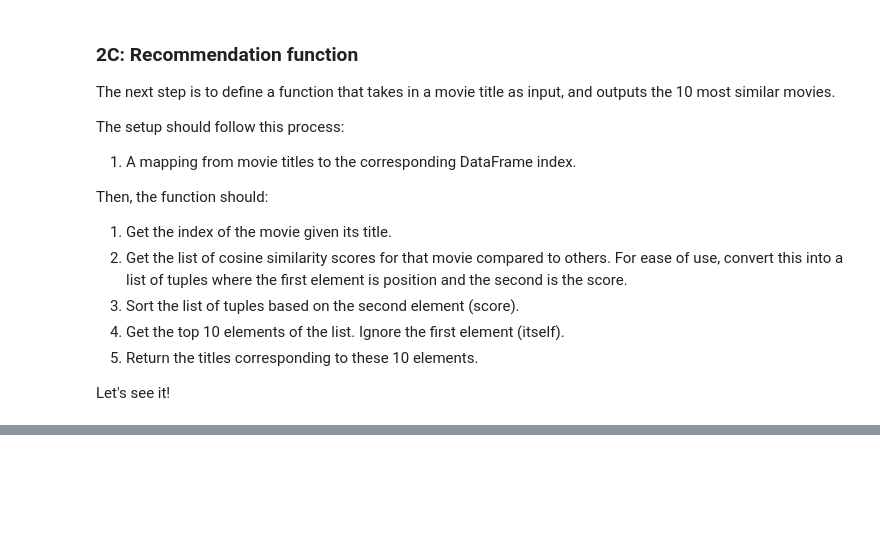
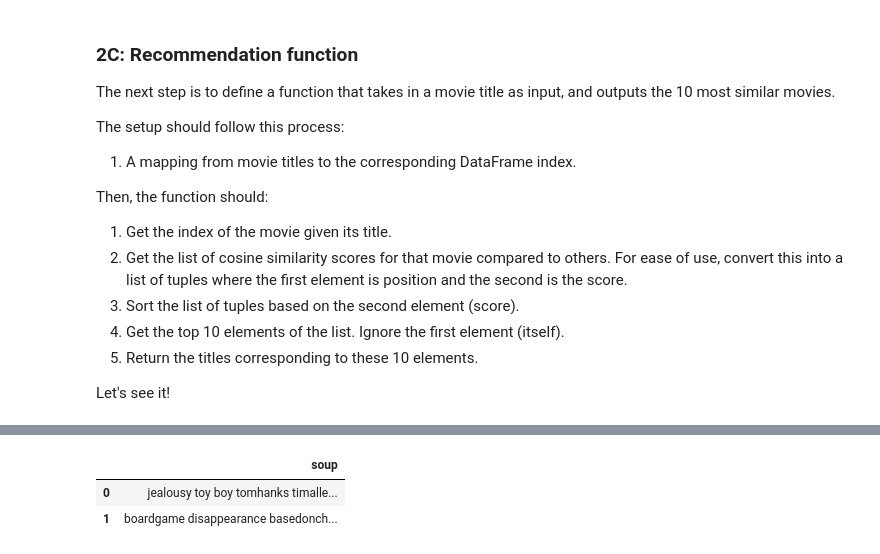
Before and after one commit to DiiGii/recommendation-system, a Jupyter notebook: main.ipynb, the cells around one changed output, grey strips where cells are left out. Saved outputs shown, nothing was run; the diff lists cells and outputs as text; code cells hidden in the pictures; blank space fills up the shorter version.

```diff
--- a/main.ipynb
+++ b/main.ipynb
@@ -205,0 +354,15 @@ Let's see it!
+# %%
+# Convert all strings to lowercase and strip spaces
+def clean_data(x):
+    if isinstance(x, list):
+        return [str.lower(i.replace(" ", "")) for i in x]
+    else:
+        if isinstance(x, str):
+            return str.lower(x.replace(" ", ""))
+        else:
+            return ''
+# %%
+# Apply clean_data to features
+features = ['cast', 'keywords', 'director', 'genres']
+for feature in features:
+    metadata[feature] = metadata[feature].apply(clean_data)
@@ -205,0 +375,11 @@ Let's see it!
+# %%
+def create_soup(x):
+    return ' '.join(x['keywords']) + ' ' + ' '.join(x['cast']) + ' ' + x['director'] + ' ' + ' '.join(x['genres'])
+# %%
+metadata['soup'] = metadata.apply(create_soup, axis=1)
+# %%
+metadata[['soup']].head(2)
+# %% [output]
+|  | soup |
+| 0 | jealousy toy boy tomhanks timalle... |
+| 1 | boardgame disappearance basedonch... |
```
Also changed, not shown: parts of 27 cells of this notebook.
